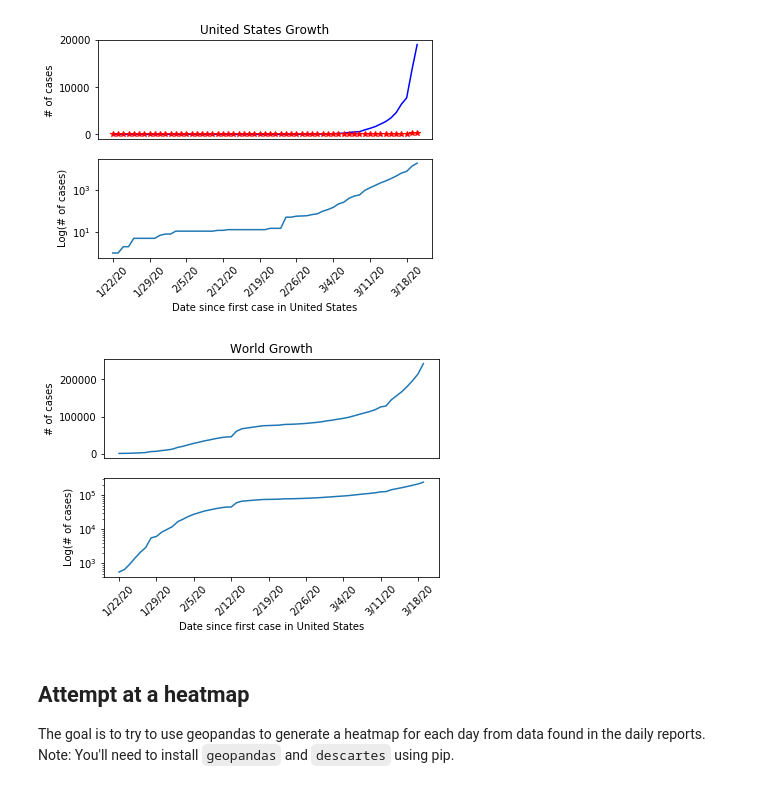
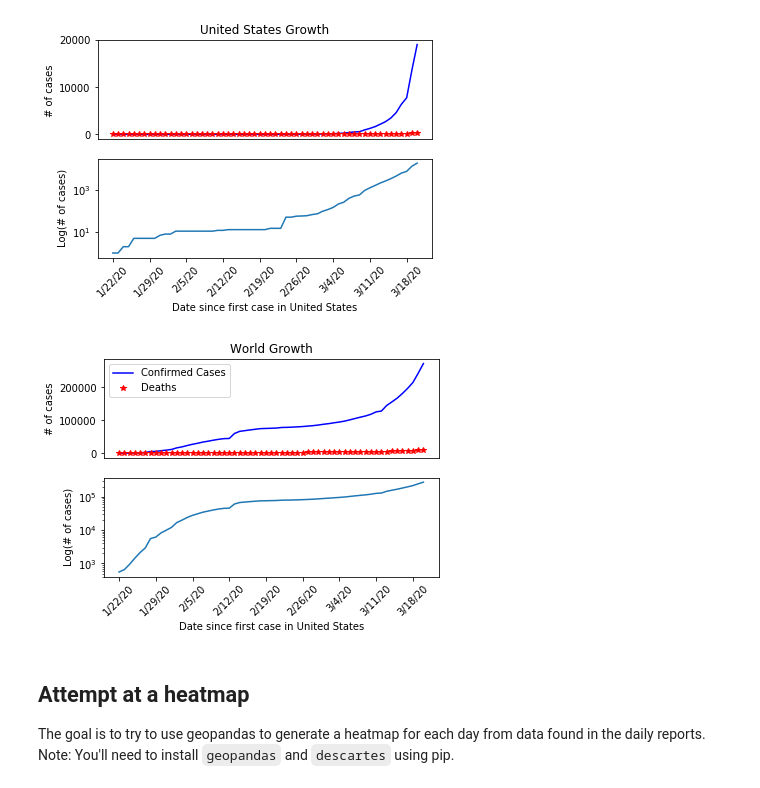
Before and after one commit to DrewRichard7/COVID19, a Jupyter notebook: sarscov2.ipynb, the cells around one changed output. Cells and saved outputs as stored; diff of their text form; code cells hidden in the pictures.

Commit message:
added legend and world deaths

```diff
--- a/sarscov2.ipynb
+++ b/sarscov2.ipynb
@@ -57,42 +54,49 @@ plt.show()
 # %%
 import pandas as pd
 import numpy as np
 from matplotlib import pyplot as plt
 
 try:
     confirmed_df = pd.read_csv(
         'COVID-19/csse_covid_19_data/csse_covid_19_time_series/time_series_19-covid-Confirmed.csv')
 except IOError:
     print("Dataset not available, please clone repo listed in README")
     exit()
-
+try:
+    deaths_df = pd.read_csv(
+        'COVID-19/csse_covid_19_data/csse_covid_19_time_series/time_series_19-covid-Deaths.csv')
+except IOError:
+    print("Dataset not available, please clone repo listed in README")
+    exit()
 # Dropping all columns except dates
-df_world = confirmed_df.drop(columns=['Province/State', 'Country/Region', 'Lat', 'Long'])
-
+df_world_conf = confirmed_df.drop(columns=['Province/State', 'Country/Region', 'Lat', 'Long'])
+df_world_dead = deaths_df.drop(columns=['Province/State', 'Country/Region', 'Lat', 'Long'])
 # summing data for each date
-world_column_totals = df_world.sum()
-
+world_column_totals_conf = df_world_conf.sum()
+world_column_totals_dead = df_world_dead.sum()
 #creating a new pandas DataFrame with World totals
-world_frame = {'World Total':world_column_totals}
-df_world = pd.DataFrame(world_frame)
-
+world_frame_conf = {'World Total':world_column_totals_conf}
+df_world_conf = pd.DataFrame(world_frame_conf)
+world_frame_dead = {'World Total':world_column_totals_dead}
+df_world_dead = pd.DataFrame(world_frame_dead)
 # Plotting the World Data
 fig = plt.figure()
 plt.subplot(211)
 plt.title('World Growth')
 plt.xticks([])
 plt.ylabel('# of cases')
-plt.plot(df_world)
-
+plt.plot(df_world_conf, 'b-', label='Confirmed Cases')
+plt.plot(df_world_dead, 'r*', label='Deaths')
+plt.legend()
 plt.subplot(212)
 plt.yscale('log')
-plt.xticks(np.arange(0,len(df_world),step=7), rotation=45)
+plt.xticks(np.arange(0,len(df_world_conf),step=7), rotation=45)
 plt.xlabel(xlabel='Date since first case in United States')
 plt.ylabel('Log(# of cases)')
-plt.plot(df_world)
+plt.plot(df_world_conf)
 plt.show()
 # %% [output]
-[figure, old version]
+[figure, new version]
 # %% [markdown]
 ## Attempt at a heatmap
 The goal is to try to use geopandas to generate a heatmap for each day from data found in the daily reports.
```
Also changed, not shown: parts of 1 cell of this notebook, 1 other file.
